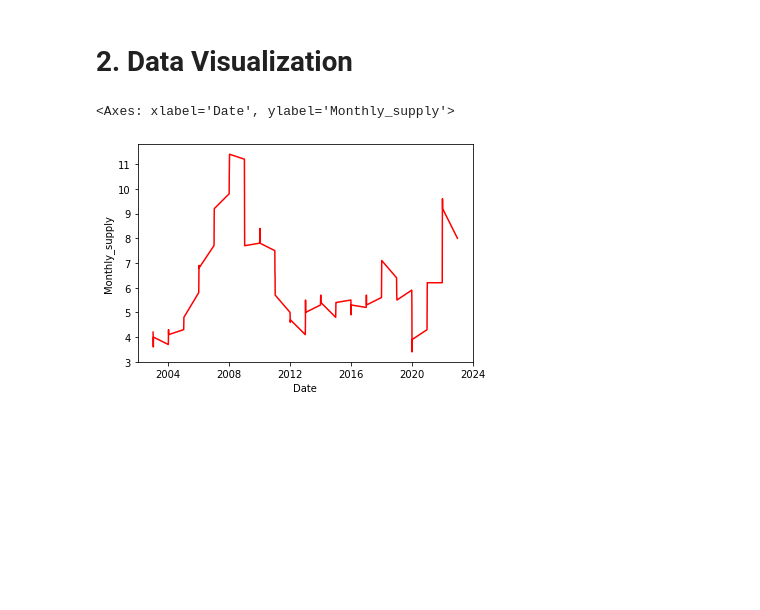
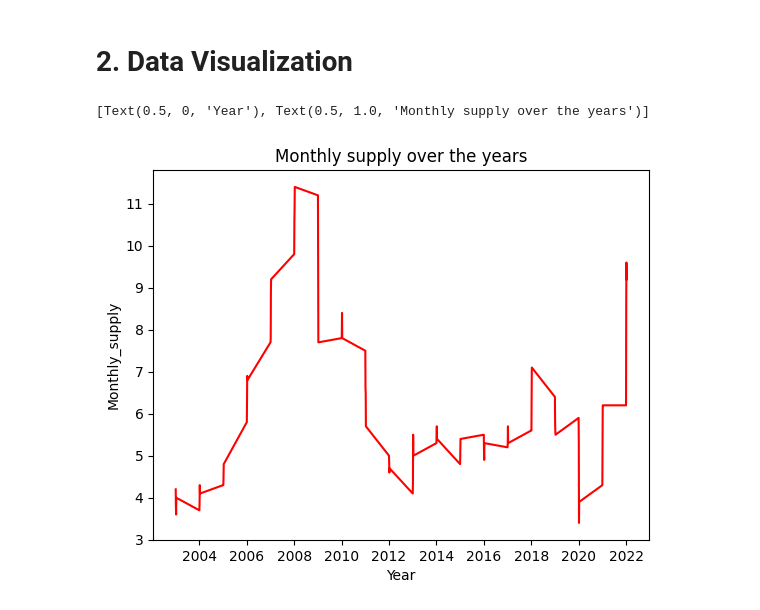
Before and after one commit to SabahatAnsari/HomePrice-USA, a Jupyter notebook: us-home-price.ipynb, the cells around one changed output. Cells and saved outputs as stored; diff of their text form; code cells hidden in the pictures; blank space fills up the shorter version.

```diff
--- a/us-home-price.ipynb
+++ b/us-home-price.ipynb
@@ -205,9 +192,13 @@ df.head()
 # %% [markdown]
 # 2. Data Visualization
 # %%
+import warnings
+
+# Filter out future warnings
+warnings.simplefilter(action='ignore', category=FutureWarning)
 import seaborn as sns
-sns.lineplot(data=df,x='Date',y='Monthly_supply',color='red',)
+sns.lineplot(data=df,x='Date',y='Monthly_supply',color='red').set(xlabel = 'Year',title='Monthly supply over the years')
 # this plot shows the monthly supply over the last 20 years
 # %% [output]
-<Axes: xlabel='Date', ylabel='Monthly_supply'>
+[Text(0.5, 0, 'Year'), Text(0.5, 1.0, 'Monthly supply over the years')]
-[figure, old version]
+[figure, new version]
```
Also changed, not shown: parts of 33 cells of this notebook.
